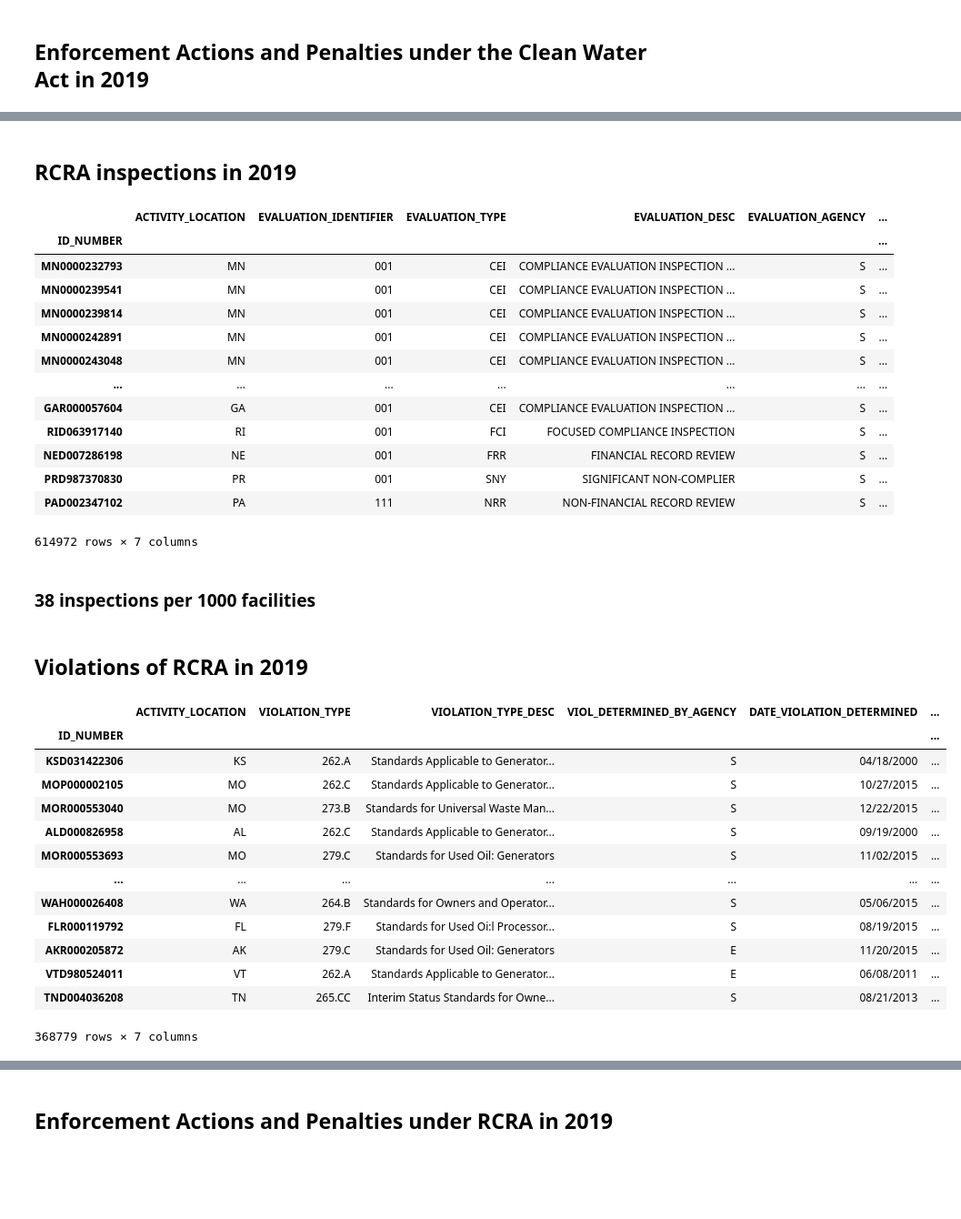
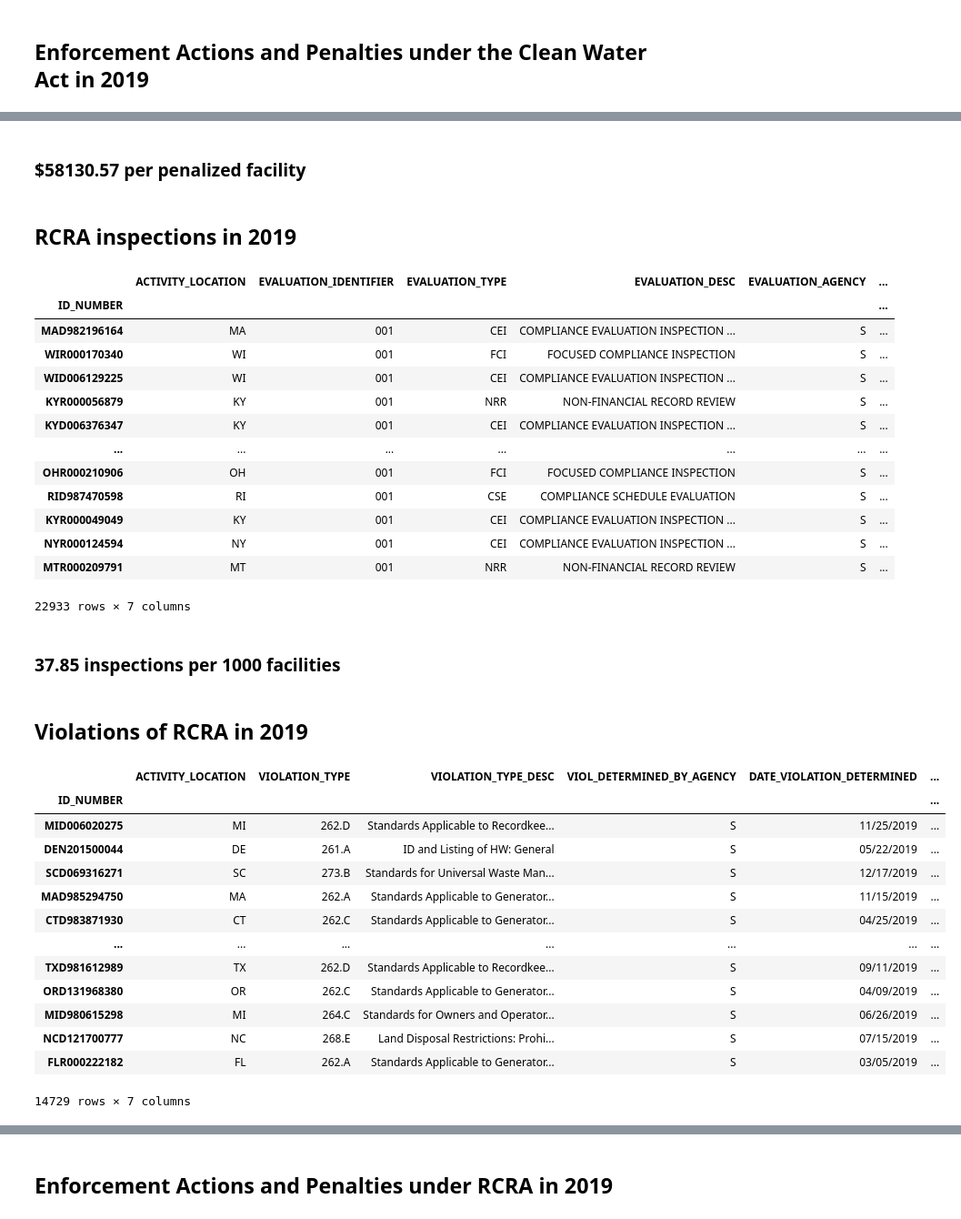
Before and after one commit to edgi-govdata-archiving/ECHO-Cross-Program, a Jupyter notebook: ECHO_National.ipynb, the cells around one changed output, grey strips where cells are left out. Shown: that part at 91% size. Saved outputs shown, nothing was run; the diff lists cells and outputs as text; code cells hidden in the pictures; blank space fills up the shorter version.

```diff
--- a/ECHO_National.ipynb
+++ b/ECHO_National.ipynb
@@ -253,7 +249,7 @@ $357 per facility
 water_inspections = None
 try:
     sql = 'select "NPDES_ID", "REGISTRY_ID", "ACTUAL_END_DATE", "STATE_EPA_FLAG"' + \
-        ' from "NPDES_INSPECTIONS" where "ACTUAL_END_DATE" like \'__/__/20__%\''
+        ' from "NPDES_INSPECTIONS" where "ACTUAL_END_DATE" like \'__/__/2019\''
 
     water_inspections = get_data( sql, "NPDES_ID" )
 except EmptyDataError:
@@ -294,9 +285,8 @@ display(HTML("<h3>"+water_inspections_metric_2019+" inspections per 1000 facilit
 # Find facilities with pollutant exceedences
 water_violations = None
 try:
-    sql = 'select "NPDES_ID", "EXCEEDENCE_PCT", "MONITORING_PERIOD_END_DATE", "PARAMETER_DESC"' + \
-        ' from "NPDES_EFF_VIOLATIONS" where "EXCEEDENCE_PCT" > 0 and "MONITORING_PERIOD_END_DATE" like \'__/__/20__%\''
-
+    sql = 'select "NPDES_ID", "EXCEEDENCE_PCT", "MONITORING_PERIOD_END_DATE", "VIOLATION_CODE", "PARAMETER_DESC"' + \
+        ' from "NPDES_EFF_VIOLATIONS" where "VIOLATION_CODE" like \'E90\' and "MONITORING_PERIOD_END_DATE" like \'__/__/2019\''
     water_violations = get_data( sql, "NPDES_ID" )
 except EmptyDataError:
     print( "No data found")
@@ -336,7 +321,7 @@ display(HTML("<h3>"+water_violations_metric_2019+" violations per 1000 facilitie
 water_enforcements = None
 try:
     sql = 'select "NPDES_ID", "AGENCY", "ENF_TYPE_DESC", "SETTLEMENT_ENTERED_DATE", "FED_PENALTY_ASSESSED_AMT", "STATE_LOCAL_PENALTY_AMT"' + \
-        ' from "NPDES_FORMAL_ENFORCEMENT_ACTIONS" where "SETTLEMENT_ENTERED_DATE" like \'__/__/20__%\''
+        ' from "NPDES_FORMAL_ENFORCEMENT_ACTIONS" where "SETTLEMENT_ENTERED_DATE" like \'__/__/2019\''
 
     water_enforcements = get_data( sql, "NPDES_ID" )
 except EmptyDataError:
@@ -385,10 +363,18 @@ $16 per facility
+# %%
+# Penalties each year per penalized facility
+water_penalties = water_enforcements.loc[water_enforcements["FED_PENALTY_ASSESSED_AMT"]>0]
+water_penalties_metric = formatter(sum(water_penalties["FED_PENALTY_ASSESSED_AMT"]) / len(water_penalties.index.unique())) #Divide the sum of penalties by number of penalized facilities
+penalties["CWA"] = water_penalties_metric
+display(HTML("<h3>$"+water_penalties_metric +" per penalized facility</h3>"))
+# %% [output]
+$58130.57 per penalized facility
 # %% [markdown]
 ## RCRA inspections in 2019
 # %%
 # Find facilities with pollutant exceedences
 waste_inspections = None
 try:
-    sql = 'select * from "RCRA_EVALUATIONS" where "EVALUATION_START_DATE" like \'__/__/20__%\''
+    sql = 'select * from "RCRA_EVALUATIONS" where "EVALUATION_START_DATE" like \'__/__/2019\''
 
     waste_inspections = get_data( sql, "ID_NUMBER" )
 except EmptyDataError:
@@ -397,55 +383,50 @@ waste_inspections
 # %% [output]
 |  | ACTIVITY_LOCATION | EVALUATION_IDENTIFIER | EVALUATION_TYPE | EVALUATION_DESC | EVALUATION_AGENCY | ... |
 | ID_NUMBER |  |  |  |  |  | ... |
-| MN0000232793 | MN | 001 | CEI | COMPLIANCE EVALUATION INSPECTION ... | S | ... |
-| MN0000239541 | MN | 001 | CEI | COMPLIANCE EVALUATION INSPECTION ... | S | ... |
-| MN0000239814 | MN | 001 | CEI | COMPLIANCE EVALUATION INSPECTION ... | S | ... |
-| MN0000242891 | MN | 001 | CEI | COMPLIANCE EVALUATION INSPECTION ... | S | ... |
-| MN0000243048 | MN | 001 | CEI | COMPLIANCE EVALUATION INSPECTION ... | S | ... |
+| MAD982196164 | MA | 001 | CEI | COMPLIANCE EVALUATION INSPECTION ... | S | ... |
+| WIR000170340 | WI | 001 | FCI | FOCUSED COMPLIANCE INSPECTION | S | ... |
+| WID006129225 | WI | 001 | CEI | COMPLIANCE EVALUATION INSPECTION ... | S | ... |
+| KYR000056879 | KY | 001 | NRR | NON-FINANCIAL RECORD REVIEW | S | ... |
+| KYD006376347 | KY | 001 | CEI | COMPLIANCE EVALUATION INSPECTION ... | S | ... |
 | ... | ... | ... | ... | ... | ... | ... |
-| GAR000057604 | GA | 001 | CEI | COMPLIANCE EVALUATION INSPECTION ... | S | ... |
-| RID063917140 | RI | 001 | FCI | FOCUSED COMPLIANCE INSPECTION | S | ... |
-| NED007286198 | NE | 001 | FRR | FINANCIAL RECORD REVIEW | S | ... |
-| PRD987370830 | PR | 001 | SNY | SIGNIFICANT NON-COMPLIER | S | ... |
-| PAD002347102 | PA | 111 | NRR | NON-FINANCIAL RECORD REVIEW | S | ... |
+| OHR000210906 | OH | 001 | FCI | FOCUSED COMPLIANCE INSPECTION | S | ... |
+| RID987470598 | RI | 001 | CSE | COMPLIANCE SCHEDULE EVALUATION | S | ... |
+| KYR000049049 | KY | 001 | CEI | COMPLIANCE EVALUATION INSPECTION ... | S | ... |
+| NYR000124594 | NY | 001 | CEI | COMPLIANCE EVALUATION INSPECTION ... | S | ... |
+| MTR000209791 | MT | 001 | NRR | NON-FINANCIAL RECORD REVIEW | S | ... |
-614972 rows × 7 columns
+22933 rows × 7 columns
 # %%
-# Number of inspections each year per 1000 regulated facilities
-waste_inspections["EVALUATION_START_DATE"] = pd.to_datetime(waste_inspections["EVALUATION_START_DATE"], format='%m/%d/%Y', errors='coerce') # Format the date
-waste_inspections_metric = waste_inspections.groupby(["EVALUATION_START_DATE"])[["EVALUATION_AGENCY"]].agg("count") # Count per day
-waste_inspections_metric = waste_inspections_metric.resample("Y").sum() # Sum up per year
-waste_inspections_metric.index = waste_inspections_metric.index.strftime('%Y') # Reformat the year (2016-12-31 becomes 2016)
-waste_inspections_metric_2019 = waste_inspections_metric.loc["2019"] #Filter to 2019
-waste_inspections_metric_2019 = formatter((waste_inspections_metric_2019["EVALUATION_AGENCY"] / waste_fac) * 1000) #Divide by regulated facilities and multiply by desired rate (per 1000)
-inspections["RCRA"] = waste_inspections_metric_2019
-display(HTML("<h3>"+waste_inspections_metric_2019+" inspections per 1000 facilities</h3>"))
+# Number of inspections in 2019 per 1000 regulated facilities
+waste_inspections_metric = formatter((waste_inspections.shape[0] / waste_fac) * 1000) #Divide by regulated facilities and multiply by desired rate (per 1000)
+inspections["RCRA"] = waste_inspections_metric
+display(HTML("<h3>"+waste_inspections_metric+" inspections per 1000 facilities</h3>"))
 # %% [output]
-38 inspections per 1000 facilities
+37.85 inspections per 1000 facilities
 # %% [markdown]
 ## Violations of RCRA in 2019
 # %%
 # Find facilities with pollutant exceedences
 waste_violations = None
 try:
-    sql = 'select * from "RCRA_VIOLATIONS" where "DATE_VIOLATION_DETERMINED" like \'__/__/20__%\''
+    sql = 'select * from "RCRA_VIOLATIONS" where "DATE_VIOLATION_DETERMINED" like \'__/__/2019\''
 
     waste_violations = get_data( sql, "ID_NUMBER" )
 except EmptyDataError:
     print( "No data found")
 waste_violations
 # %% [output]
 |  | ACTIVITY_LOCATION | VIOLATION_TYPE | VIOLATION_TYPE_DESC | VIOL_DETERMINED_BY_AGENCY | DATE_VIOLATION_DETERMINED | ... |
 | ID_NUMBER |  |  |  |  |  | ... |
-| KSD031422306 | KS | 262.A | Standards Applicable to Generator... | S | 04/18/2000 | ... |
-| MOP000002105 | MO | 262.C | Standards Applicable to Generator... | S | 10/27/2015 | ... |
-| MOR000553040 | MO | 273.B | Standards for Universal Waste Man... | S | 12/22/2015 | ... |
-| ALD000826958 | AL | 262.C | Standards Applicable to Generator... | S | 09/19/2000 | ... |
-| MOR000553693 | MO | 279.C | Standards for Used Oil: Generators | S | 11/02/2015 | ... |
+| MID006020275 | MI | 262.D | Standards Applicable to Recordkee... | S | 11/25/2019 | ... |
+| DEN201500044 | DE | 261.A | ID and Listing of HW: General | S | 05/22/2019 | ... |
+| SCD069316271 | SC | 273.B | Standards for Universal Waste Man... | S | 12/17/2019 | ... |
+| MAD985294750 | MA | 262.A | Standards Applicable to Generator... | S | 11/15/2019 | ... |
+| CTD983871930 | CT | 262.C | Standards Applicable to Generator... | S | 04/25/2019 | ... |
 | ... | ... | ... | ... | ... | ... | ... |
-| WAH000026408 | WA | 264.B | Standards for Owners and Operator... | S | 05/06/2015 | ... |
-| FLR000119792 | FL | 279.F | Standards for Used Oi:l Processor... | S | 08/19/2015 | ... |
-| AKR000205872 | AK | 279.C | Standards for Used Oil: Generators | E | 11/20/2015 | ... |
-| VTD980524011 | VT | 262.A | Standards Applicable to Generator... | E | 06/08/2011 | ... |
-| TND004036208 | TN | 265.CC | Interim Status Standards for Owne... | S | 08/21/2013 | ... |
+| TXD981612989 | TX | 262.D | Standards Applicable to Recordkee... | S | 09/11/2019 | ... |
+| ORD131968380 | OR | 262.C | Standards Applicable to Generator... | S | 04/09/2019 | ... |
+| MID980615298 | MI | 264.C | Standards for Owners and Operator... | S | 06/26/2019 | ... |
+| NCD121700777 | NC | 268.E | Land Disposal Restrictions: Prohi... | S | 07/15/2019 | ... |
+| FLR000222182 | FL | 262.A | Standards Applicable to Generator... | S | 03/05/2019 | ... |
-368779 rows × 7 columns
+14729 rows × 7 columns
 # %%
```
Also changed, not shown: parts of 33 cells of this notebook.
